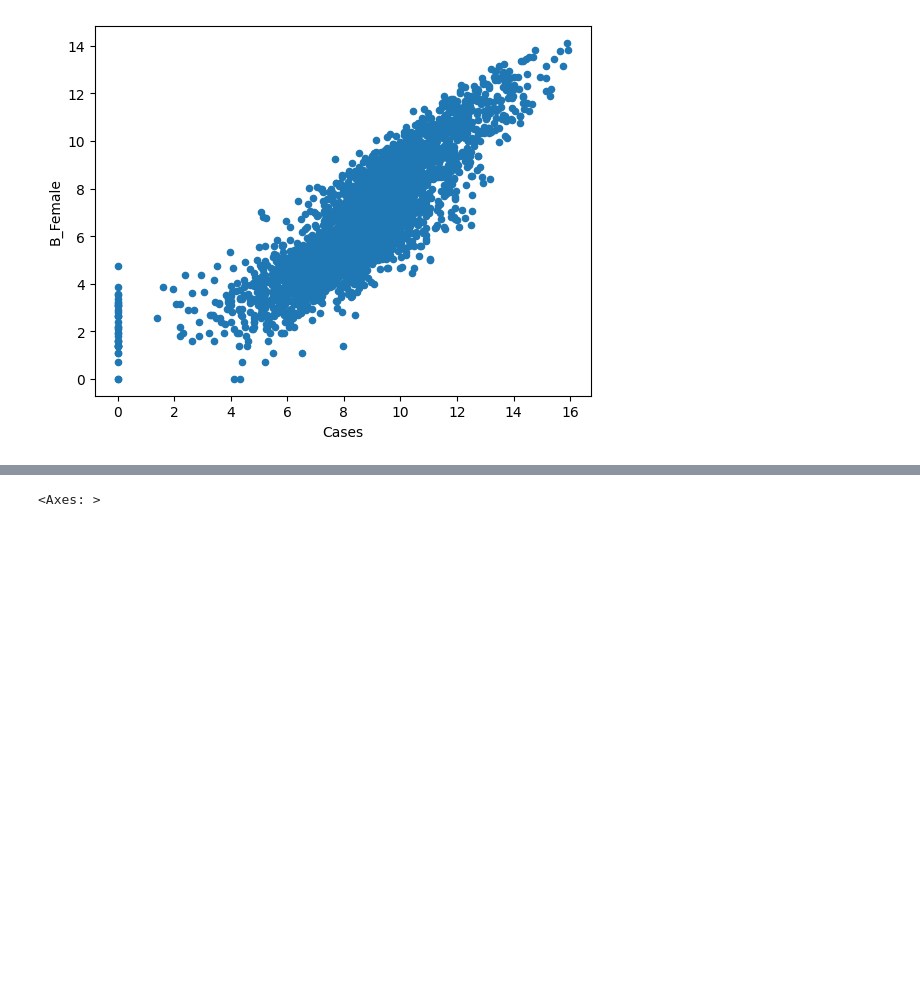
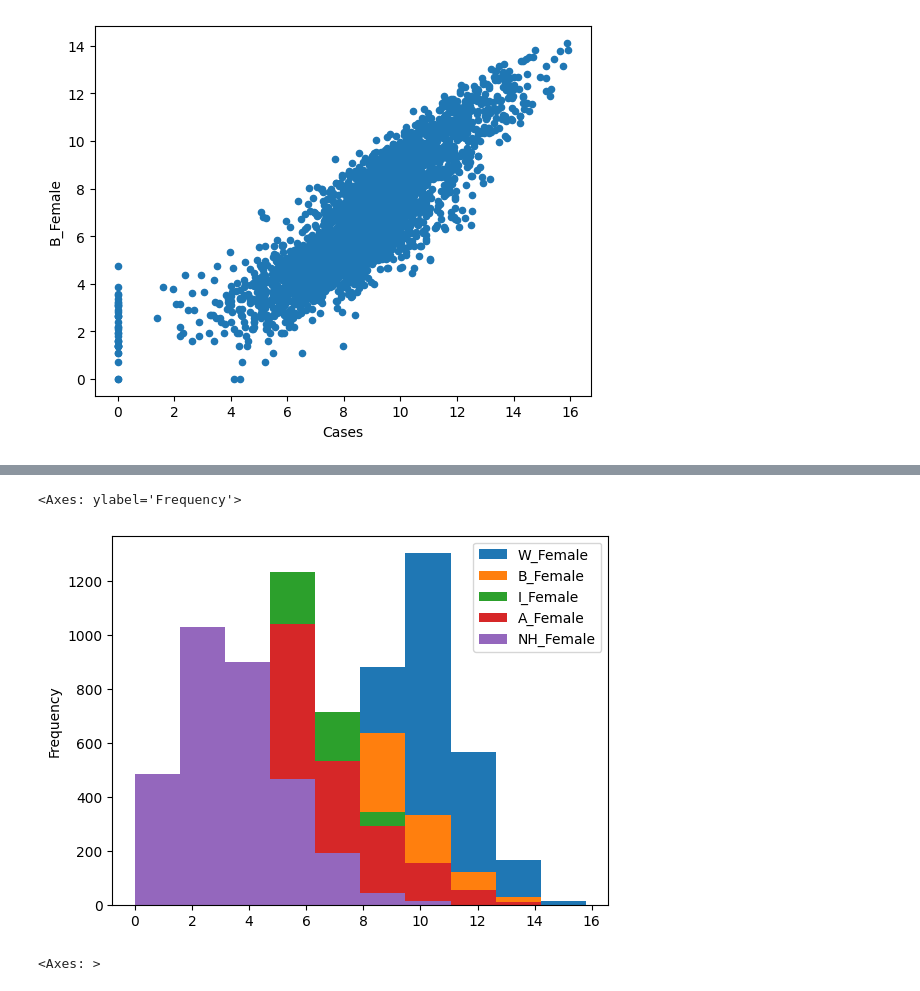
Before and after one commit to pmSLUMSHDS/hds5210-2023, a Jupyter notebook: week09/week09_assignment_2.ipynb, the cells around one changed output, grey strips where cells are left out. Cells and saved outputs as stored; diff of their text form; code cells hidden in the pictures; blank space fills up the shorter version.

```diff
--- a/week09/week09_assignment_2.ipynb
+++ b/week09/week09_assignment_2.ipynb
@@ -296,3 +298,10 @@ covid_df.plot.scatter(x = 'Cases', y = 'B_Female')
+# %%
+covid_df.plot.hist(x = 'Cases', y = ['W_Female', 'B_Female', 'I_Female', 'A_Female', 'NH_Female'])
+
+#tried a histogram for all races of femail caases of covid...while pretty, the overlapping not as easy to interpret.
+# %% [output]
+<Axes: ylabel='Frequency'>
+[figure, added]
 # %%
 covid_df.plot.box(x = 'Cases', y = ['W_Female', 'B_Female', 'I_Female', 'A_Female', 'NH_Female'])
 
```
Also changed, not shown: parts of 7 cells of this notebook.
